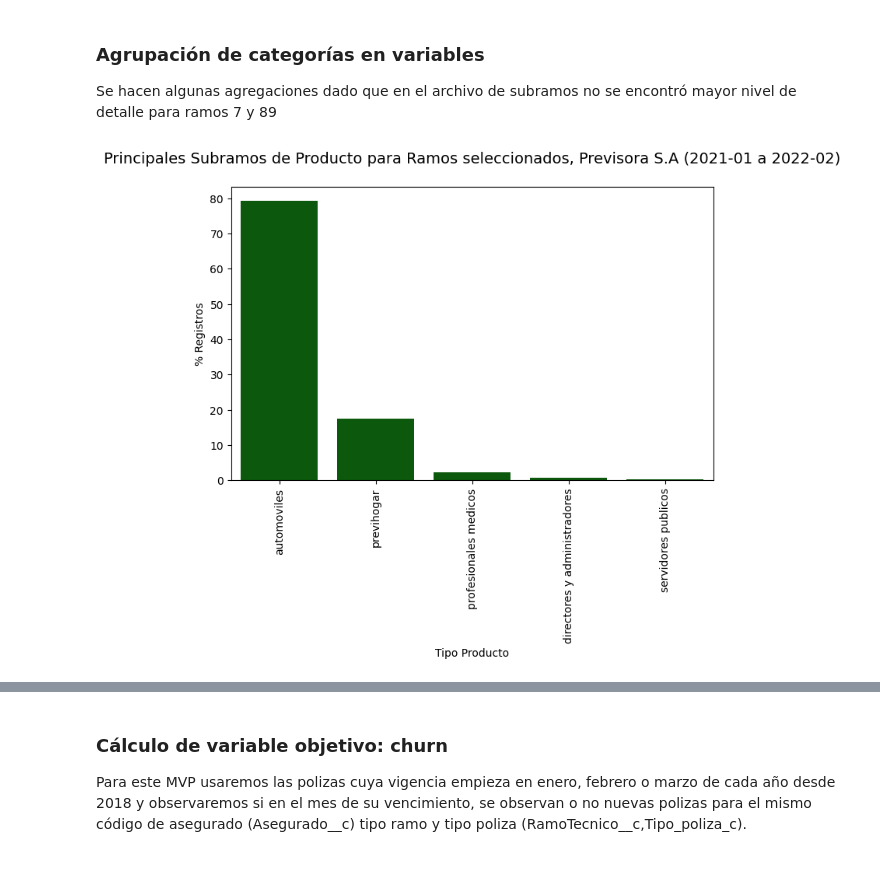
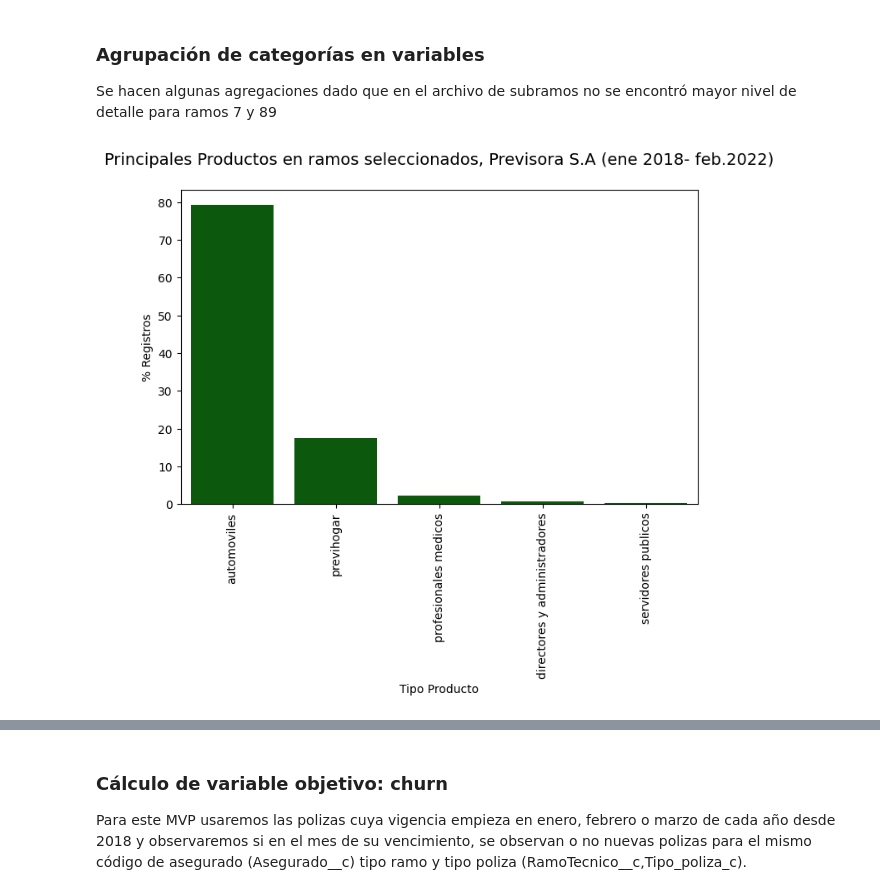
Before and after one commit to statscol/churn-pv-mvp, a Jupyter notebook: 01-Lectura-informacion-limpieza.ipynb, the cells around one changed output, grey strips where cells are left out. Saved outputs shown, nothing was run; the diff lists cells and outputs as text; code cells hidden in the pictures; blank space fills up the shorter version.

```diff
--- a/01-Lectura-informacion-limpieza.ipynb
+++ b/01-Lectura-informacion-limpieza.ipynb
@@ -158,14 +158,14 @@ data_prod['tipo_prod_desc']=data_prod.apply(lambda d: UNDEFINED_RAMOS[d['RamoCom
 # %%
 data_tipo_prod=data_prod.tipo_prod_desc.value_counts(normalize=True).head(10).reset_index()
 
 f,ax=plt.subplots(figsize=(8,5),dpi=100)
 sns.barplot(x=data_tipo_prod['index'],y=data_tipo_prod['tipo_prod_desc']*100,data=data_tipo_prod,ax=ax,color="darkgreen");
-ax.set_title("Principales Subramos de Producto para Ramos seleccionados, Previsora S.A (2021-01 a 2022-02)\n",size=14)
+ax.set_title("Principales Productos en ramos seleccionados, Previsora S.A (ene 2018- feb.2022)\n",size=14)
 ax.set_xlabel("Tipo Producto")
 ax.set_ylabel("% Registros")
 plt.xticks(rotation=90);
 # %% [output]
-[figure, old version]
+[figure, new version]
 # %%
 data_tipo_ramo=data_prod.tipo_ramo_name.value_counts(normalize=True).head(10).reset_index()
 
```
Also changed, not shown: parts of 3 cells of this notebook, 4 other files.
